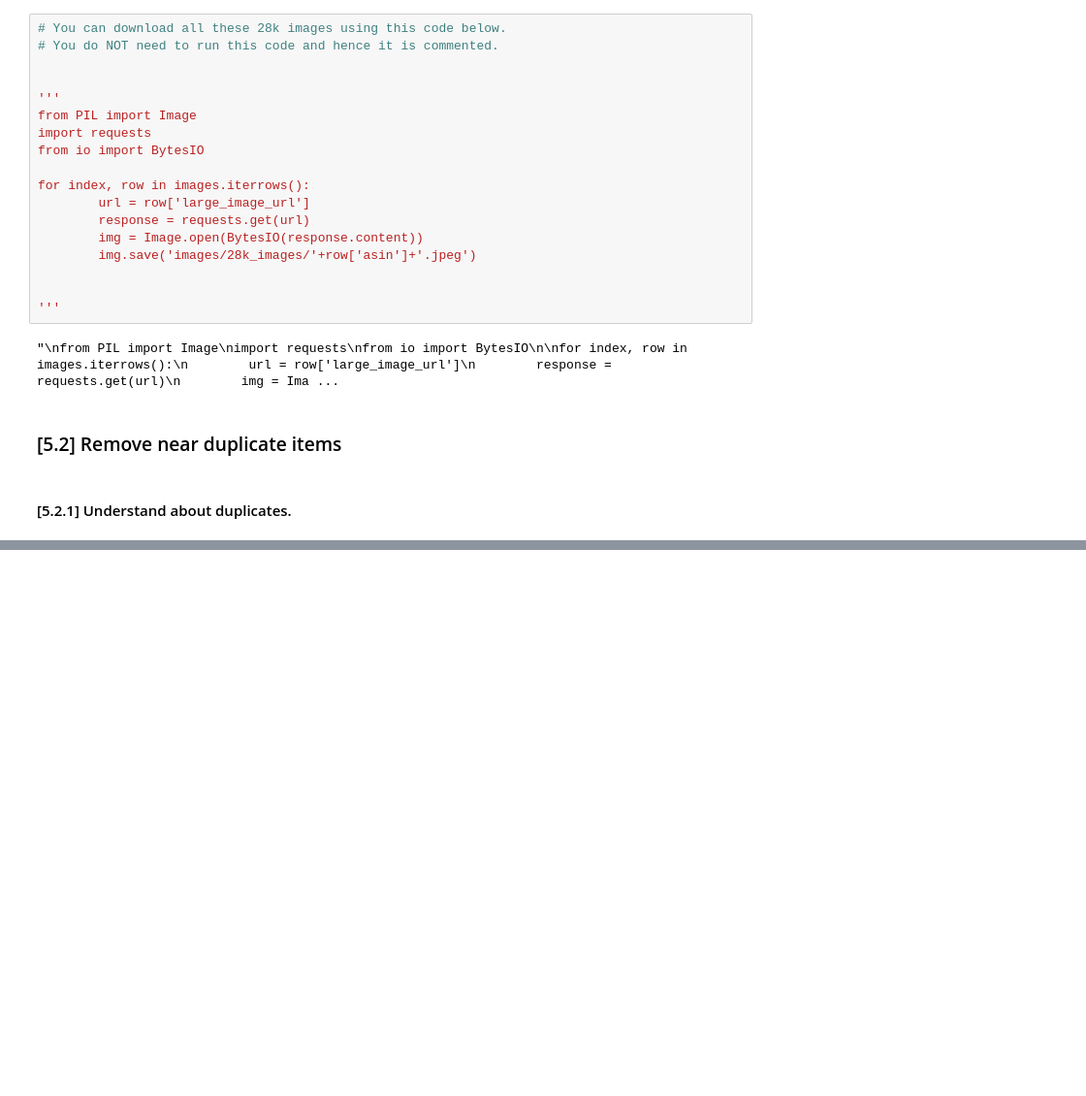
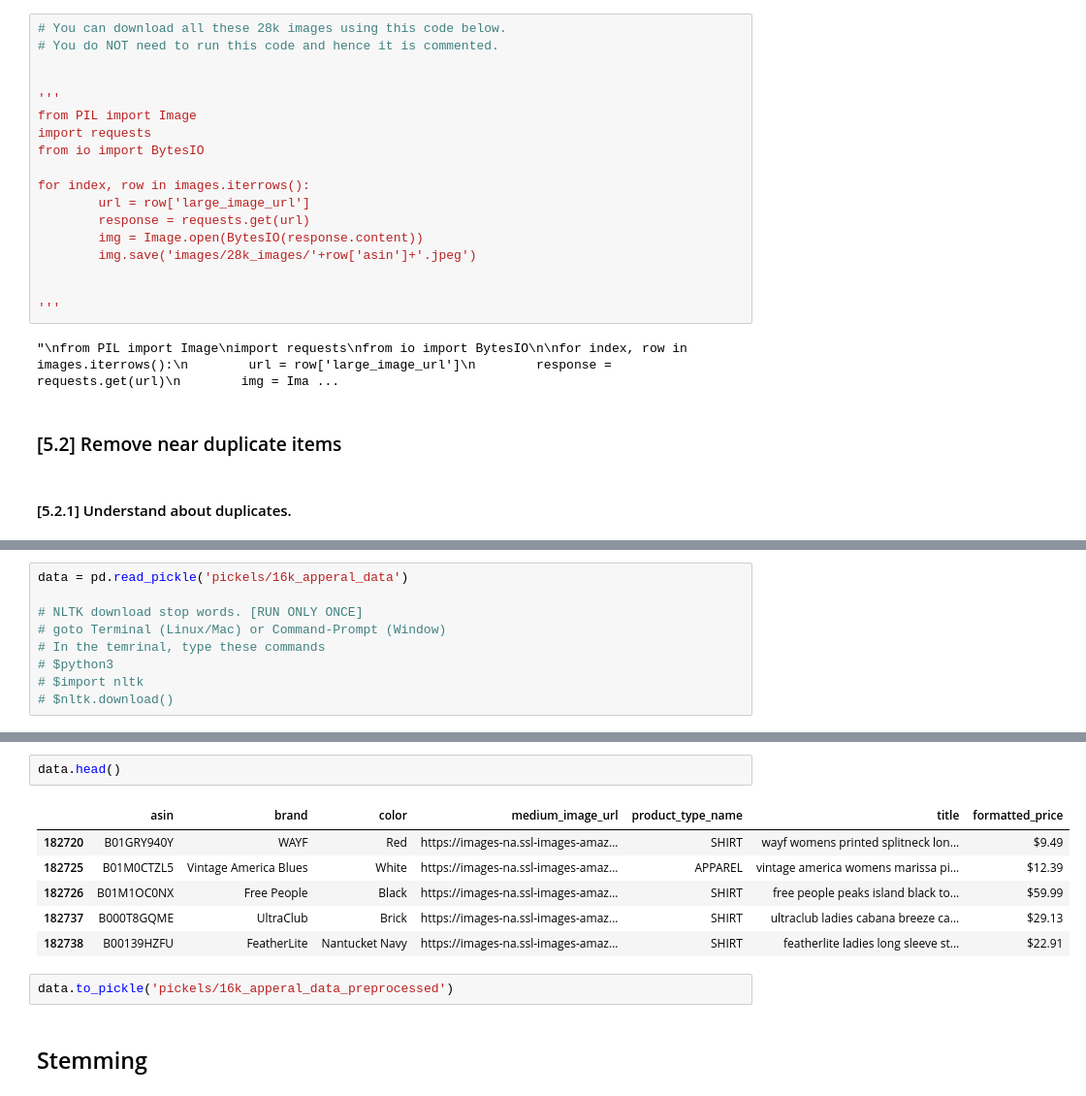
Before and after one commit to techchefsouho99/Amazon-Recomendation-System, a Jupyter notebook: recommendationsystem.ipynb, the cells around one changed output, grey strips where cells are left out. Shown at 97% size. Saved outputs shown, nothing was run; the diff lists cells and outputs as text; blank space fills up the shorter version.

```diff
--- a/recommendationsystem.ipynb
+++ b/recommendationsystem.ipynb
@@ -282,0 +487,9 @@ print(sum(data.duplicated('title')))
+# %%
+data = pd.read_pickle('pickels/16k_apperal_data')
+
+# NLTK download stop words. [RUN ONLY ONCE]
+# goto Terminal (Linux/Mac) or Command-Prompt (Window)
+# In the temrinal, type these commands
+# $python3
+# $import nltk
+# $nltk.download()
@@ -282,0 +529,13 @@ print(sum(data.duplicated('title')))
+# %%
+data.head()
+# %% [output]
+|  | asin | brand | color | medium_image_url | product_type_name | title | formatted_price |
+| 182720 | B01GRY940Y | WAYF | Red | https://images-na.ssl-images-amaz... | SHIRT | wayf womens printed splitneck lon... | $9.49 |
+| 182725 | B01M0CTZL5 | Vintage America Blues | White | https://images-na.ssl-images-amaz... | APPAREL | vintage america womens marissa pi... | $12.39 |
+| 182726 | B01M1OC0NX | Free People | Black | https://images-na.ssl-images-amaz... | SHIRT | free people peaks island black to... | $59.99 |
+| 182737 | B000T8GQME | UltraClub | Brick | https://images-na.ssl-images-amaz... | SHIRT | ultraclub ladies cabana breeze ca... | $29.13 |
+| 182738 | B00139HZFU | FeatherLite | Nantucket Navy | https://images-na.ssl-images-amaz... | SHIRT | featherlite ladies long sleeve st... | $22.91 |
+# %%
+data.to_pickle('pickels/16k_apperal_data_preprocessed')
+# %% [markdown]
+## Stemming
```
Also changed, not shown: parts of 28 cells of this notebook, 2 other files.
